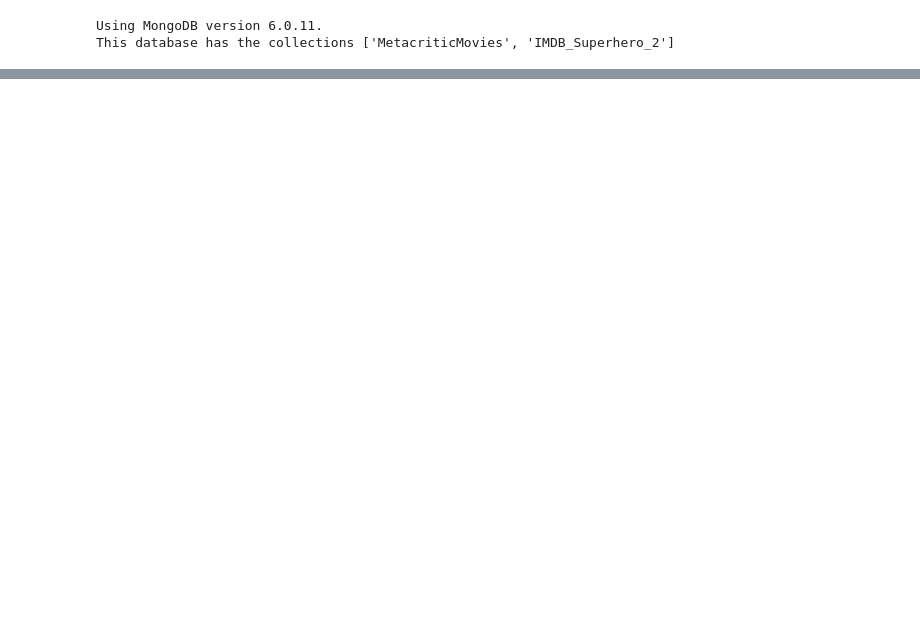
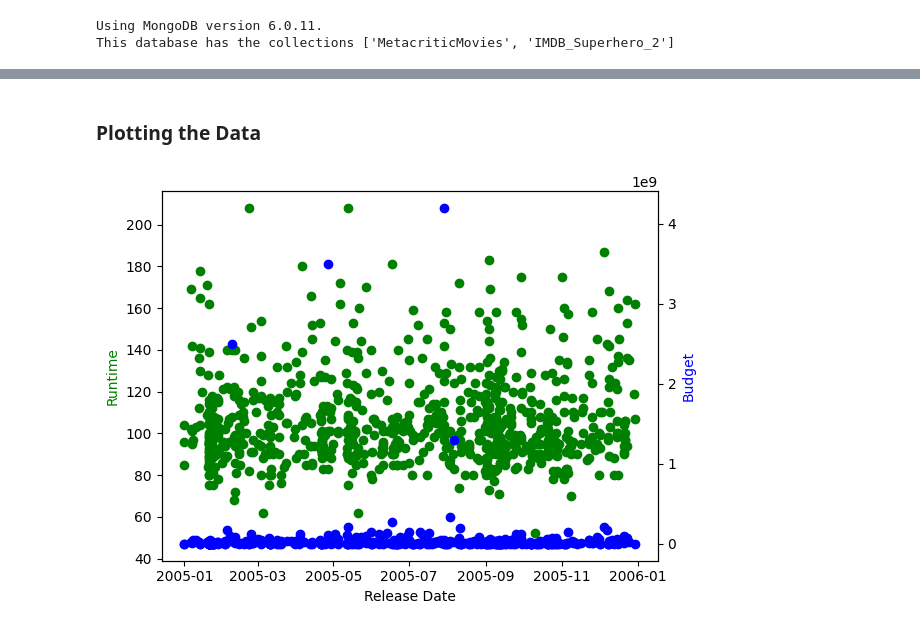
Before and after one commit to brandon-connors/DA-320, a Jupyter notebook: Connors - Detecting Outliers.ipynb, the cells around one changed output, grey strips where cells are left out. Saved outputs shown, nothing was run; the diff lists cells and outputs as text; code cells hidden in the pictures; blank space fills up the shorter version.

```diff
--- a/Connors - Detecting Outliers.ipynb
+++ b/Connors - Detecting Outliers.ipynb
@@ -47,0 +65,20 @@ This database has the collections ['MetacriticMovies', 'IMDB_Superhero_2']
+# %%
+# Again, here I copied the code from the professor and modified it to extract just a single year's worth of data
+
+import pandas as pd
+import re
+
+# Here I've got the query developed in MongoDB Compass and then exported to Python code using the export function
+query = {'release_date': re.compile(r"2005")}
+
+# Execute this query and produce a cursor
+cursor = da320_database["IMDB_Superhero_2"].find(query)
+
+# Convert this information into a Pandas dataframe
+imdb = pd.DataFrame(cursor)
+
+# Checking the number of results
+print(f"My resulting table has {len(imdb.id)} results")
+
+# Make sure we've read the information correctly
+imdbFinal.head()
@@ -47,0 +93,26 @@ This database has the collections ['MetacriticMovies', 'IMDB_Superhero_2']
+# %% [markdown]
+### Plotting the Data
+# %%
+from matplotlib import pyplot as plt
+
+# Here I am converting the release date to a datetime format, and even though it appears as though the runtime and budget are already numbers, I am converting them to numbers in the event there are some entries that aren't already numbers.
+imdbFinal.release_date = pd.to_datetime(imdb['release_date'], errors='coerce')
+imdbFinal.runtime = pd.to_numeric(imdb['runtime'], errors='coerce')
+imdbFinal.budget = pd.to_numeric(imdb['budget'], errors='coerce')
+
+# I used the following code from https://stackoverflow.com/questions/69222045/how-to-make-a-scatter-plot-with-two-y-axes-x-y1-and-y2-with-python to plot both runtime and budget on the same scatterplot against the release date.
+fig, ax1 = plt.subplots()
+
+# The twinx() function allows you to create a second y-axis that uses the same x-axis
+ax2 = ax1.twinx()
+ax1.scatter(imdbFinal.release_date, imdbFinal.runtime, color='g')
+ax2.scatter(imdbFinal.release_date, imdbFinal.budget, color='b')
+
+# Sets the axis labels so that it's easy to identify the data
+ax1.set_xlabel('Release Date')
+ax1.set_ylabel('Runtime', color='g')
+ax2.set_ylabel('Budget', color='b')
+
+plt.show()
+# %% [output]
+[figure, added]
```
Also changed, not shown: parts of 15 cells of this notebook.
